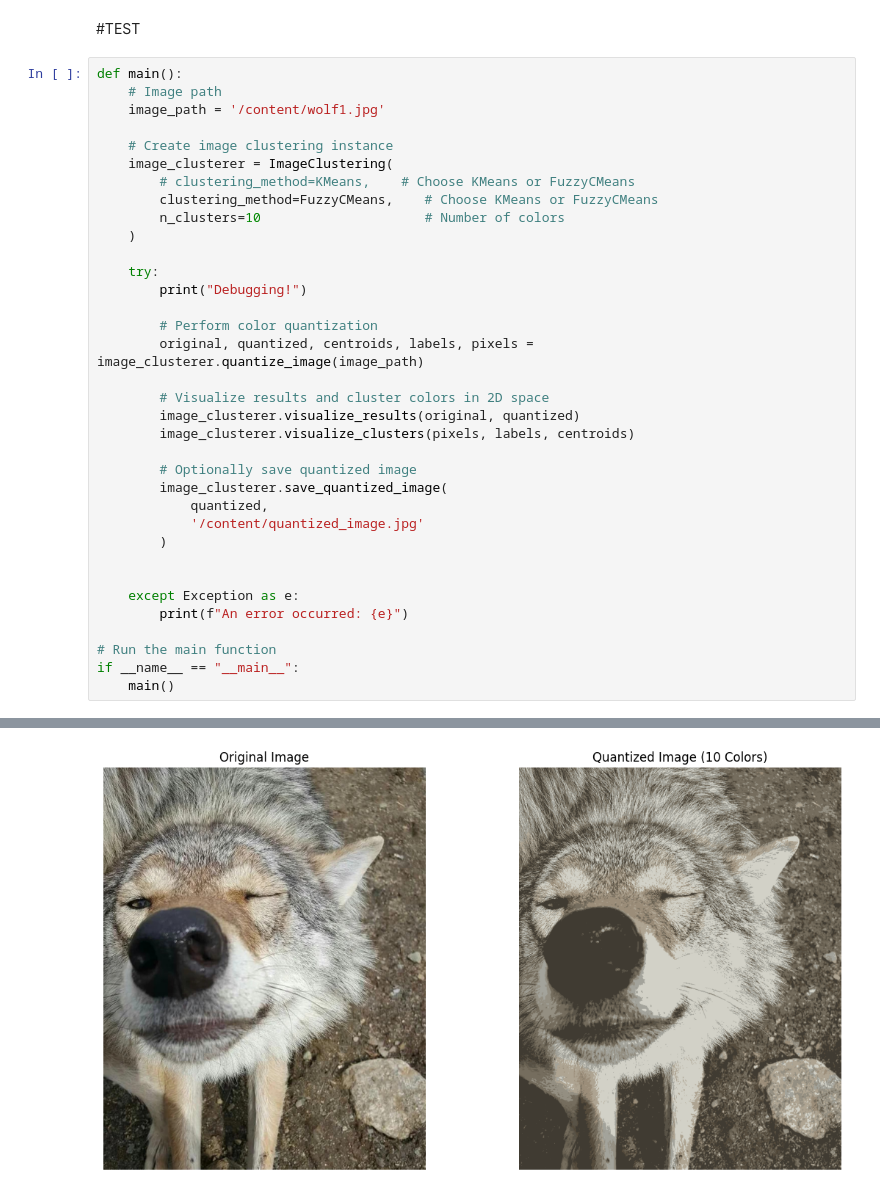
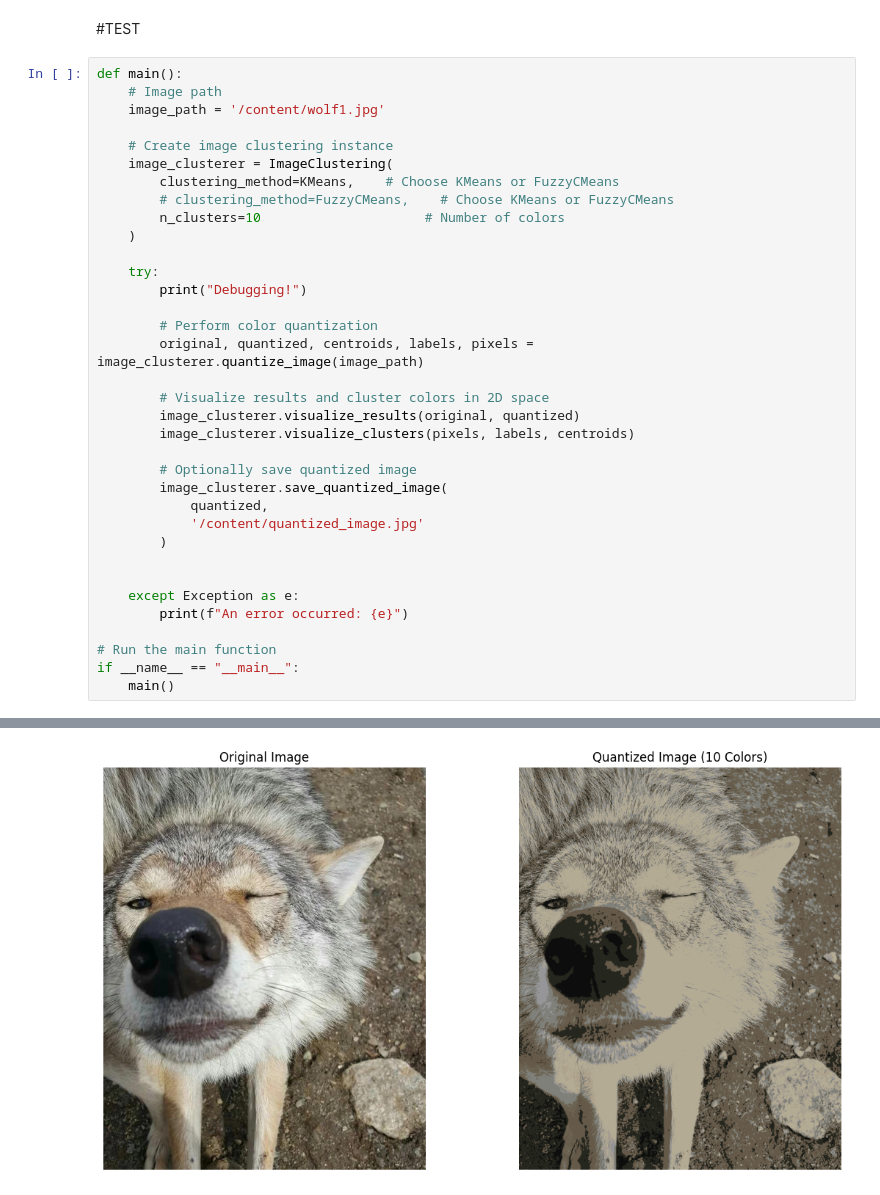
Before and after one commit to Lib3Rt9/advancedhpc2024, a Jupyter notebook: Project/CODE/test5_GPU_optimize.ipynb, the cells around one changed output, grey strips where cells are left out. Drawn from its saved outputs; the diff is of its cells as text.

```diff
--- a/Project/CODE/test5_GPU_optimize.ipynb
+++ b/Project/CODE/test5_GPU_optimize.ipynb
@@ -556,8 +534,8 @@ def main():
 
     # Create image clustering instance
     image_clusterer = ImageClustering(
-        # clustering_method=KMeans,    # Choose KMeans or FuzzyCMeans
-        clustering_method=FuzzyCMeans,    # Choose KMeans or FuzzyCMeans
+        clustering_method=KMeans,    # Choose KMeans or FuzzyCMeans
+        # clustering_method=FuzzyCMeans,    # Choose KMeans or FuzzyCMeans
         n_clusters=10                     # Number of colors
     )
 
@@ -597 +575 @@ Clustering Time: 3.8620 seconds
-[figure, old version]
+[figure, new version]
```
Also changed, not shown: parts of 2 cells of this notebook.
